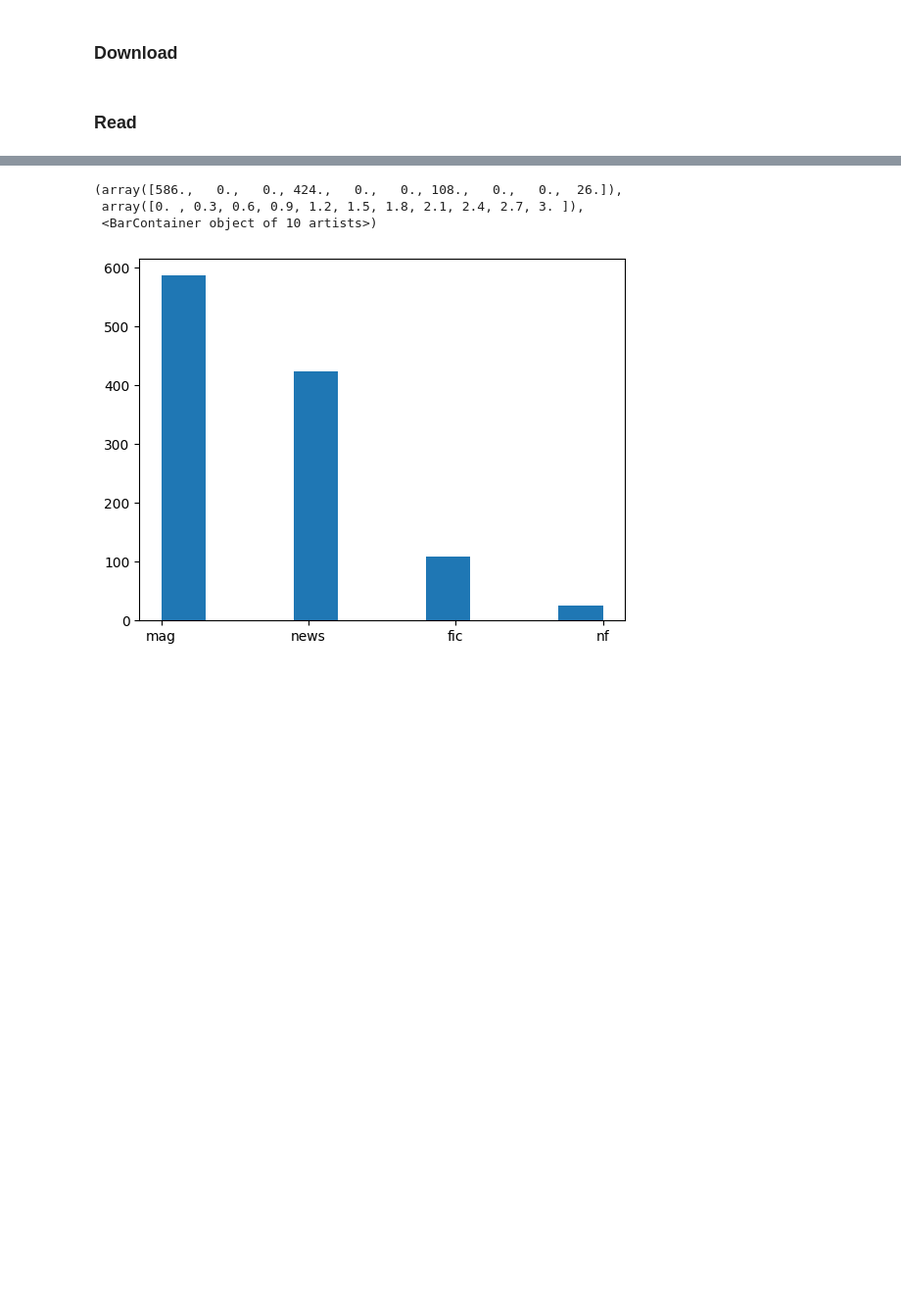
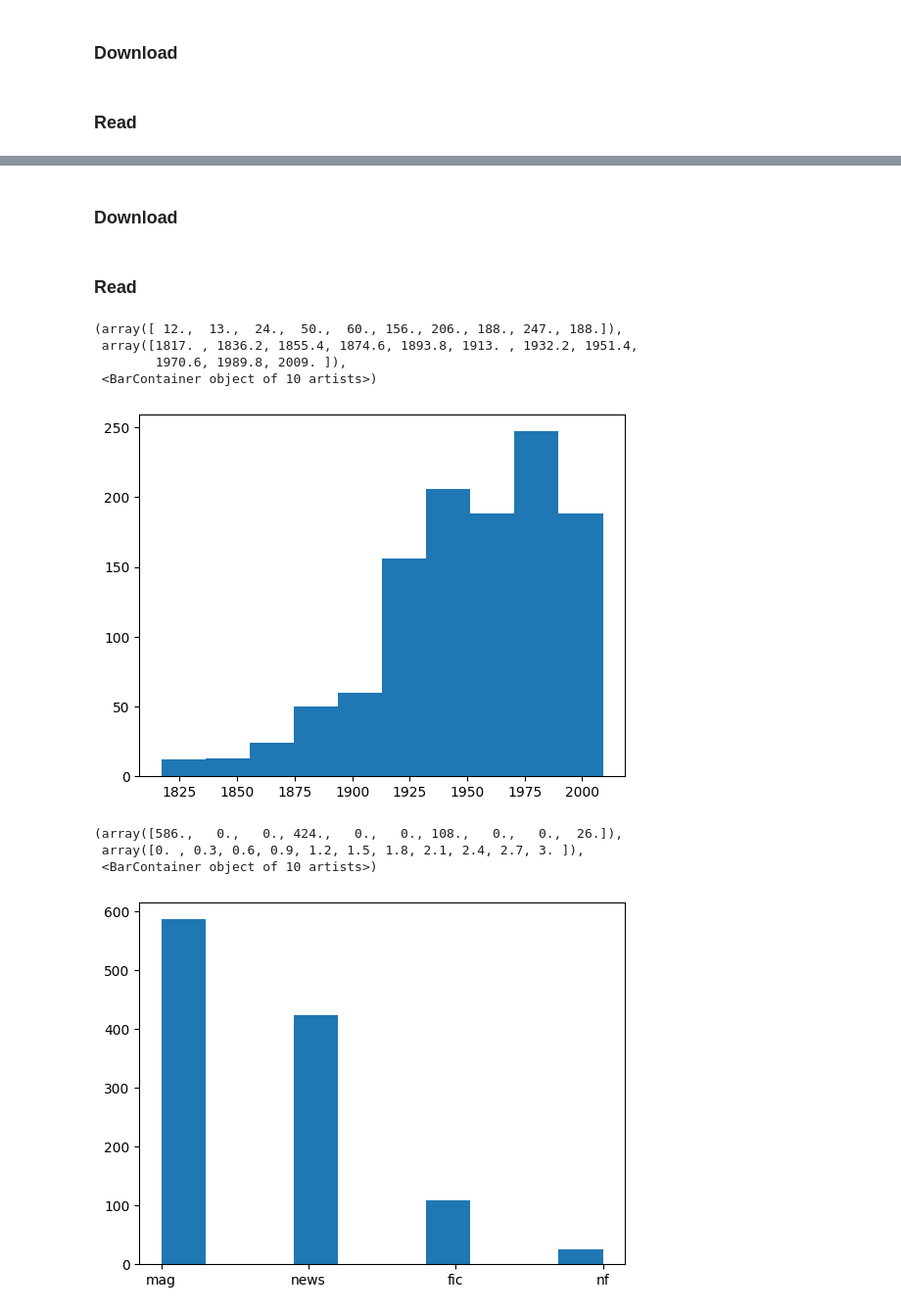
Before and after one commit to Semantics-of-Sustainability/ContextualLM, a Jupyter notebook: SemanticShift.ipynb, the cells around one changed output, grey strips where cells are left out. Shown at 98% size. Cells and saved outputs as stored; diff of their text form; code cells hidden in the pictures; blank space fills up the shorter version.

Commit message:
Add download/read for COHA sample corpus.

```diff
--- a/SemanticShift.ipynb
+++ b/SemanticShift.ipynb
@@ -105,0 +107,20 @@ TypeError: bar() missing 2 required positional arguments: 'x' and 'height'
+# %% [markdown]
+### Download
+# %%
+#COHA_DATABASE_URL = 'https://www.corpusdata.org/coha/samples/database.zip'
+COHA_TEXT_URL = 'https://www.corpusdata.org/coha/samples/text.zip'
+
+COHA_DIR = DATA_DIR / "COHA"
+
+try:
+    COHA_DIR.mkdir(parents=True, exist_ok=False)
+except OSError as e:
+    print(f"Directory '{COHA_DIR}' already exists: {str(e)}. Skipping corpus download.")
+else:
+    with urllib.request.urlopen(COHA_TEXT_URL) as f:
+        with ZipFile(BytesIO(f.read())) as zipfile:
+            zipfile.extractall(COHA_DIR)
+
+assert COHA_DIR.is_dir()
+# %% [markdown]
+### Read
@@ -106 +178,13 @@ TypeError: bar() missing 2 required positional arguments: 'x' and 'height'
+# %%
+coha_docs = [CohaDoc(file) for file in COHA_DIR.glob('*.txt')]
+
+assert len(coha_docs) == 1144
+# %%
+plt.hist([c.year for c in coha_docs])
+# %% [output]
+(array([ 12.,  13.,  24.,  50.,  60., 156., 206., 188., 247., 188.]),
+ array([1817. , 1836.2, 1855.4, 1874.6, 1893.8, 1913. , 1932.2, 1951.4,
+        1970.6, 1989.8, 2009. ]),
+ <BarContainer object of 10 artists>)
+[figure, added]
 # %%
```
Also changed, not shown: parts of 6 cells of this notebook.
